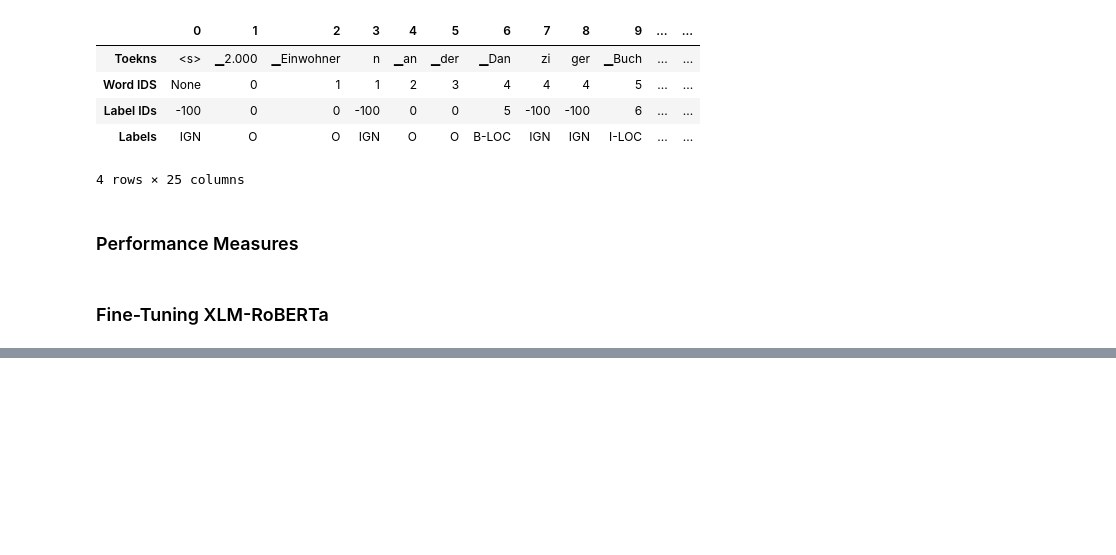
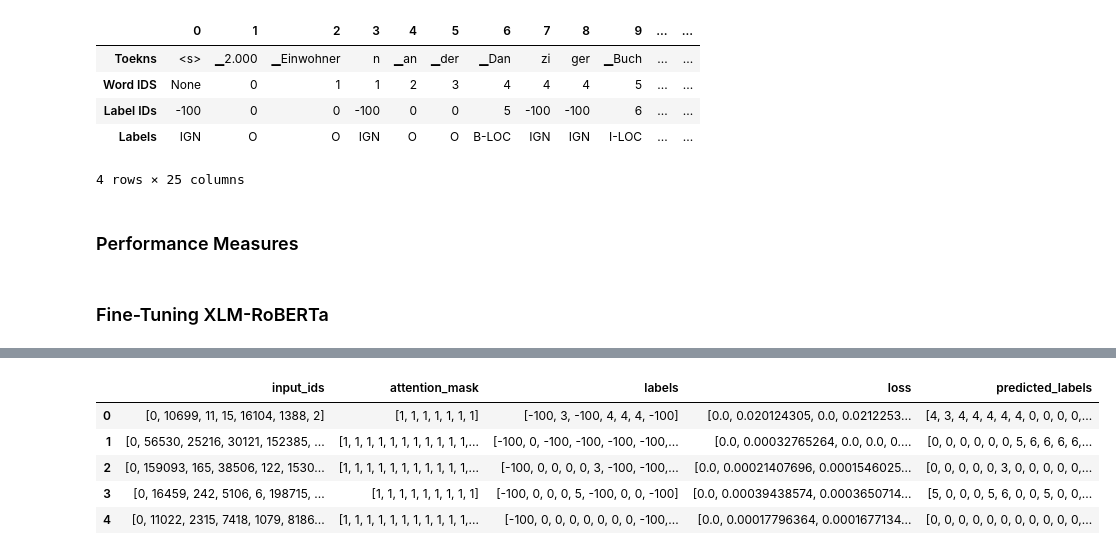
Before and after one commit to mirzaaa101/NLP-with-Transformers, a Jupyter notebook: 4-Multilingual Named Entity Recognition/Multilingual Transformers.ipynb, the cells around one changed output, grey strips where cells are left out. Drawn from its saved outputs; the diff is of its cells as text; code cells hidden in the pictures; blank space fills up the shorter version.

```diff
--- a/4-Multilingual Named Entity Recognition/Multilingual Transformers.ipynb
+++ b/4-Multilingual Named Entity Recognition/Multilingual Transformers.ipynb
@@ -313,0 +331,29 @@ RuntimeError: MPS backend out of memory (MPS allocated: 4.54 GB, other allocatio
+# %%
+from torch.nn.functional import cross_entropy
+
+def forward_pass_with_labels(batch):
+  features = [dict(zip(batch,t)) for t in zip(*batch.values())]
+  batch = data_collator(features)
+  input_ids = batch["input_ids"].to(device)
+  attention_mask = batch["attention_mask"].to(device)
+  labels = batch["labels"].to(device)
+
+  with torch.no_grad():
+    outputs = trainer.model(input_ids, attention_mask=attention_mask)
+    predicted_labels = torch.argmax(outputs.logits, axis=-1).cpu().numpy()
+
+  loss = cross_entropy(outputs.logits.view(-1, outputs.logits.shape[-1]), labels.view(-1), reduction="none")
+  loss = loss.view(len(input_ids), -1).cpu().numpy()
+  return {"loss":loss, "predicted_labels":predicted_labels}
+# %%
+valid_set = panx_de_encoded["validation"]
+valid_set = valid_set.map(forward_pass_with_labels, batched=True, batch_size=32)
+df = valid_set.to_pandas()
+df.head()
+# %% [output]
+|  | input_ids | attention_mask | labels | loss | predicted_labels |
+| 0 | [0, 10699, 11, 15, 16104, 1388, 2] | [1, 1, 1, 1, 1, 1, 1] | [-100, 3, -100, 4, 4, 4, -100] | [0.0, 0.020124305, 0.0, 0.0212253... | [4, 3, 4, 4, 4, 4, 4, 0, 0, 0, 0,... |
+| 1 | [0, 56530, 25216, 30121, 152385, ... | [1, 1, 1, 1, 1, 1, 1, 1, 1, 1, 1,... | [-100, 0, -100, -100, -100, -100,... | [0.0, 0.00032765264, 0.0, 0.0, 0.... | [0, 0, 0, 0, 0, 0, 5, 6, 6, 6, 6,... |
+| 2 | [0, 159093, 165, 38506, 122, 1530... | [1, 1, 1, 1, 1, 1, 1, 1, 1, 1, 1,... | [-100, 0, 0, 0, 0, 3, -100, -100,... | [0.0, 0.00021407696, 0.0001546025... | [0, 0, 0, 0, 0, 3, 0, 0, 0, 0, 0,... |
+| 3 | [0, 16459, 242, 5106, 6, 198715, ... | [1, 1, 1, 1, 1, 1, 1, 1, 1] | [-100, 0, 0, 0, 5, -100, 0, 0, -100] | [0.0, 0.00039438574, 0.0003650714... | [5, 0, 0, 0, 5, 6, 0, 0, 5, 0, 0,... |
+| 4 | [0, 11022, 2315, 7418, 1079, 8186... | [1, 1, 1, 1, 1, 1, 1, 1, 1, 1, 1,... | [-100, 0, 0, 0, 0, 0, 0, 0, -100,... | [0.0, 0.00017796364, 0.0001677134... | [0, 0, 0, 0, 0, 0, 0, 0, 0, 0, 0,... |
```
Also changed, not shown: parts of 11 cells of this notebook.
